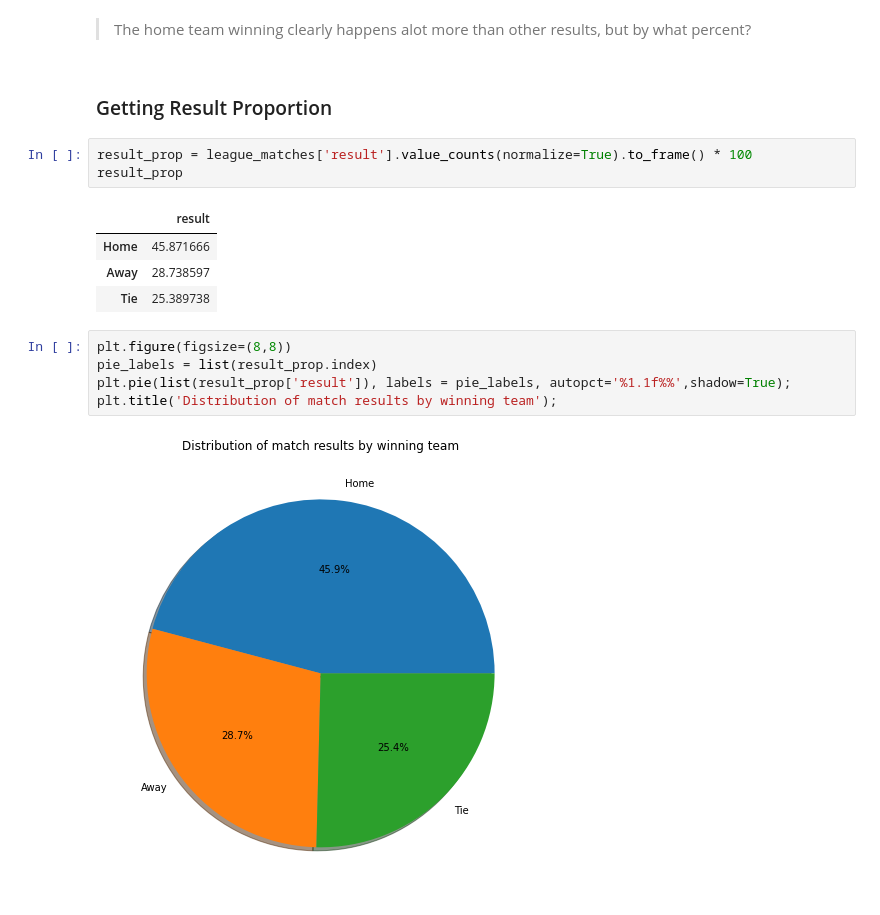
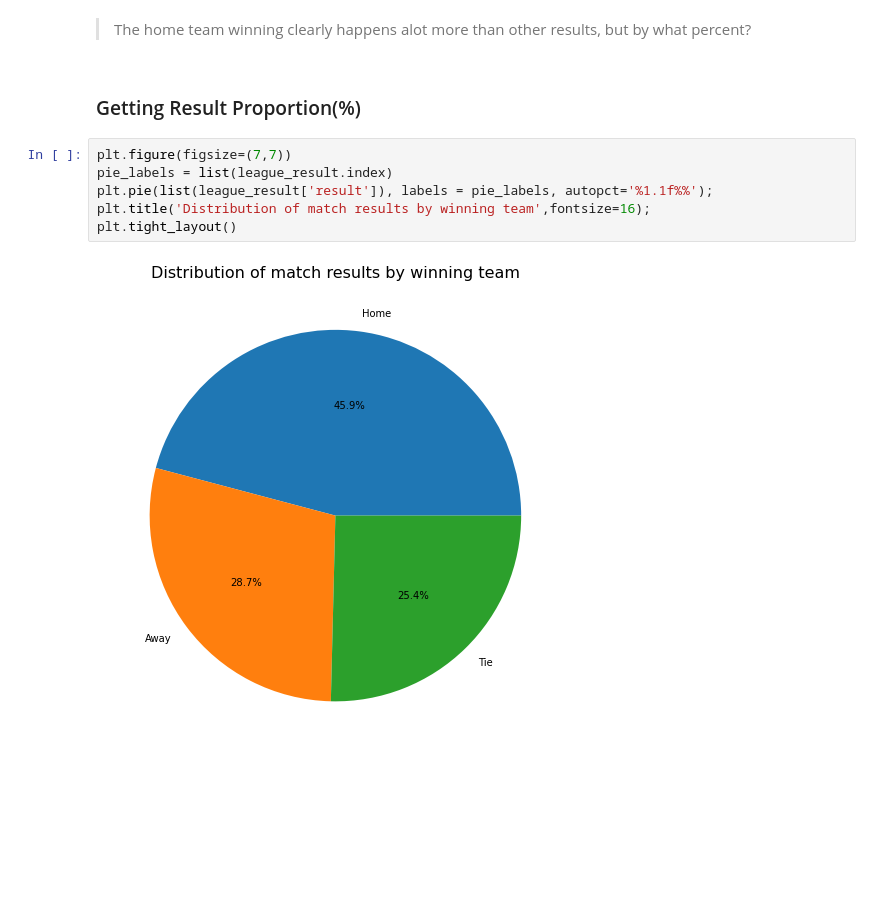
Before and after one commit to tunji-dev/Udacity_Data_Analyst_Nanodegree, a Jupyter notebook: project_2_investigate_soccer_dataset/soccer_dataset.ipynb, the cells around one changed output. Saved outputs shown, nothing was run; the diff lists cells and outputs as text; blank space fills up the shorter version.

Commit message:
modified getting result proportion

```diff
--- a/project_2_investigate_soccer_dataset/soccer_dataset.ipynb
+++ b/project_2_investigate_soccer_dataset/soccer_dataset.ipynb
@@ -285,19 +285,12 @@ plt.ylabel('Number of matches');
 # %% [markdown]
 > The home team winning clearly happens alot more than other results, but by what percent?
 # %% [markdown]
-### Getting Result Proportion
+### Getting Result Proportion(%)
-# %%
-result_prop = league_matches['result'].value_counts(normalize=True).to_frame() * 100
-result_prop
-# %% [output]
-|  | result |
-| Home | 45.871666 |
-| Away | 28.738597 |
-| Tie | 25.389738 |
 # %%
-plt.figure(figsize=(8,8))
-pie_labels = list(result_prop.index)
-plt.pie(list(result_prop['result']), labels = pie_labels, autopct='%1.1f%%',shadow=True);
-plt.title('Distribution of match results by winning team');
+plt.figure(figsize=(7,7))
+pie_labels = list(league_result.index)
+plt.pie(list(league_result['result']), labels = pie_labels, autopct='%1.1f%%');
+plt.title('Distribution of match results by winning team',fontsize=16);
+plt.tight_layout()
 # %% [output]
-[figure, old version]
+[figure, new version]
```
